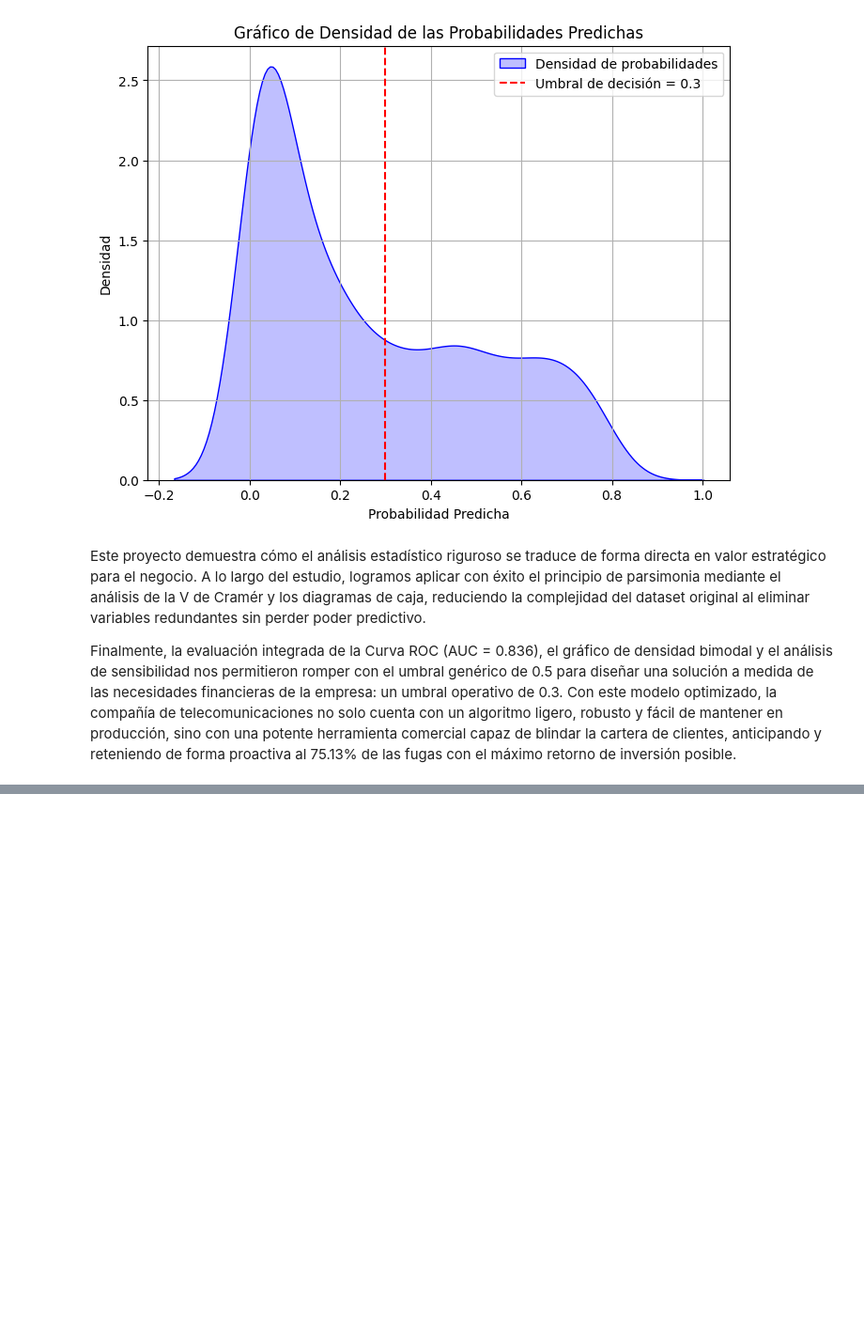
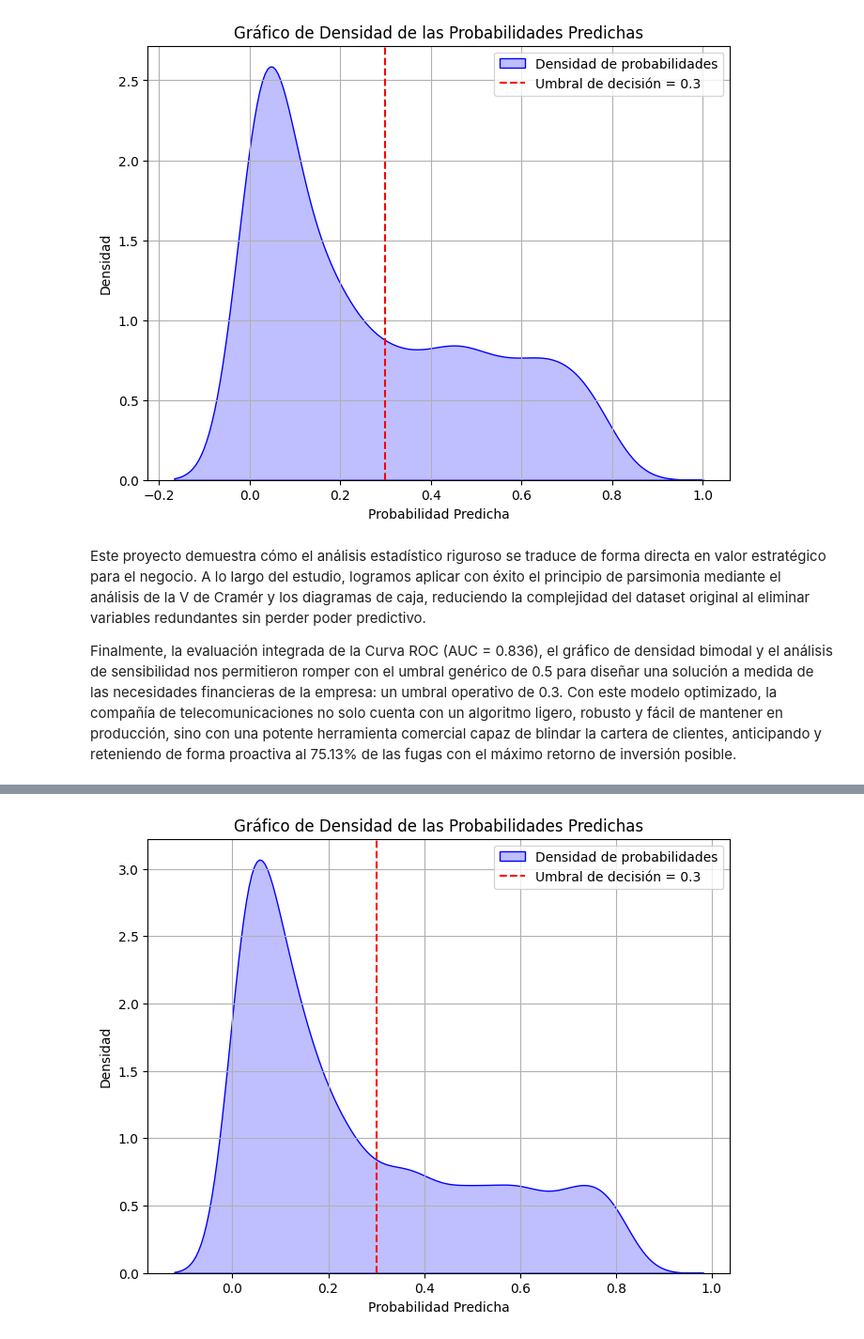
Before and after one commit to nachofort/01_Telco_Customer_Churn, a Jupyter notebook: Notebook/02_Modeling_Logistic.ipynb, the cells around one changed output, grey strips where cells are left out. Shown at 94% size. Saved outputs shown, nothing was run; the diff lists cells and outputs as text; code cells hidden in the pictures; blank space fills up the shorter version.

```diff
--- a/Notebook/02_Modeling_Logistic.ipynb
+++ b/Notebook/02_Modeling_Logistic.ipynb
@@ -987,0 +1177,12 @@ Finalmente, la evaluación integrada de la Curva ROC (AUC = 0.836), el gráfico
+# %%
+# Subconjunto de datos con las características seleccionadas
+X_train_red = X_train[features_seleccionadas]
+
+# Añadir constante (intercepto)
+X_train_red = sm.add_constant(X_train_red)
+
+# Crear y ajustar el modelo
+logit_model_fwd = sm.Logit(y_train, X_train_red).fit(maxiter=100)
+
+# Resumen del modelo
+print(logit_model_fwd.summary())
@@ -987,0 +1267,12 @@ Finalmente, la evaluación integrada de la Curva ROC (AUC = 0.836), el gráfico
+# %%
+plt.figure(figsize=(8, 6))
+sns.kdeplot(y_proba, fill=True, color="blue", label="Densidad de probabilidades")
+plt.title('Gráfico de Densidad de las Probabilidades Predichas')
+plt.xlabel('Probabilidad Predicha')
+plt.ylabel('Densidad')
+plt.axvline(x=0.3, color='red', linestyle='--', label="Umbral de decisión = 0.3")
+plt.legend()
+plt.grid(True)
+plt.show()
+# %% [output]
+[figure, added]
```
Also changed, not shown: parts of 90 cells of this notebook, 2 other files.
